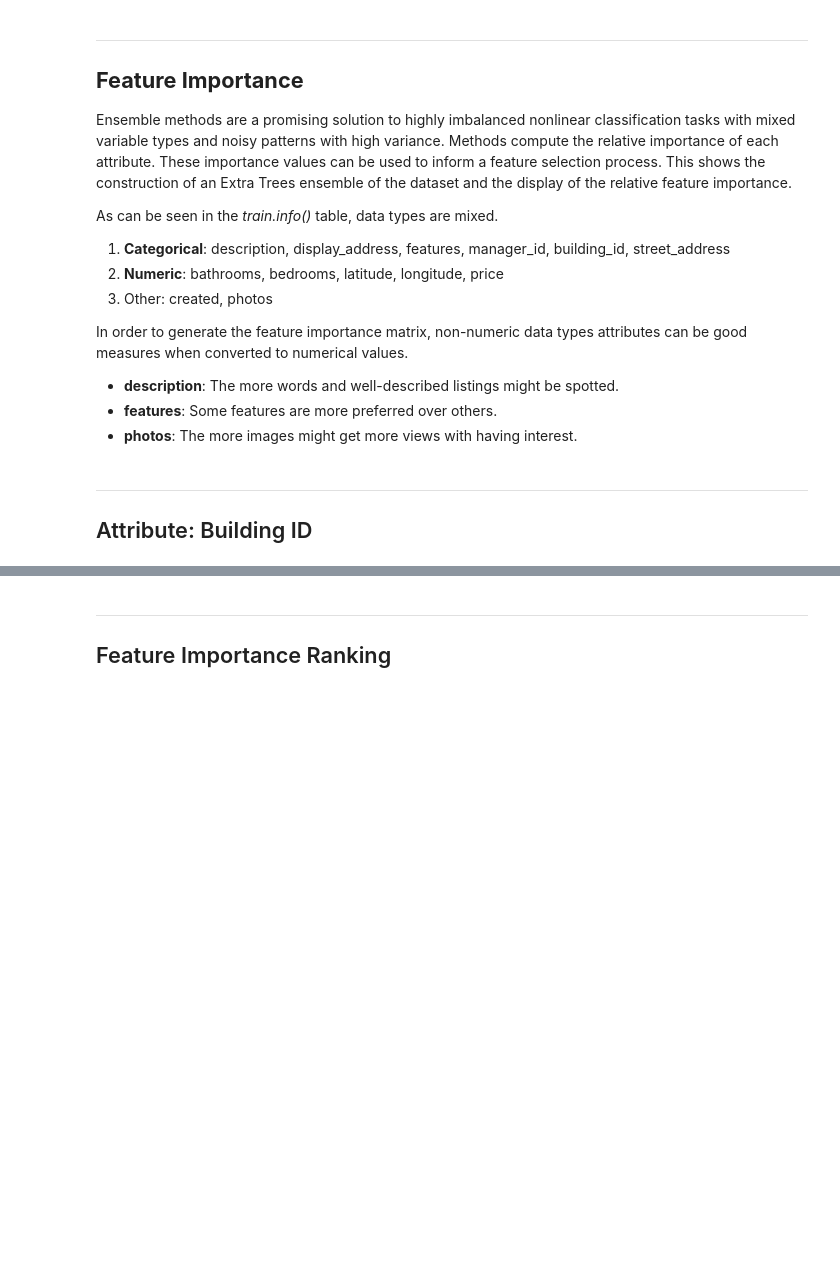
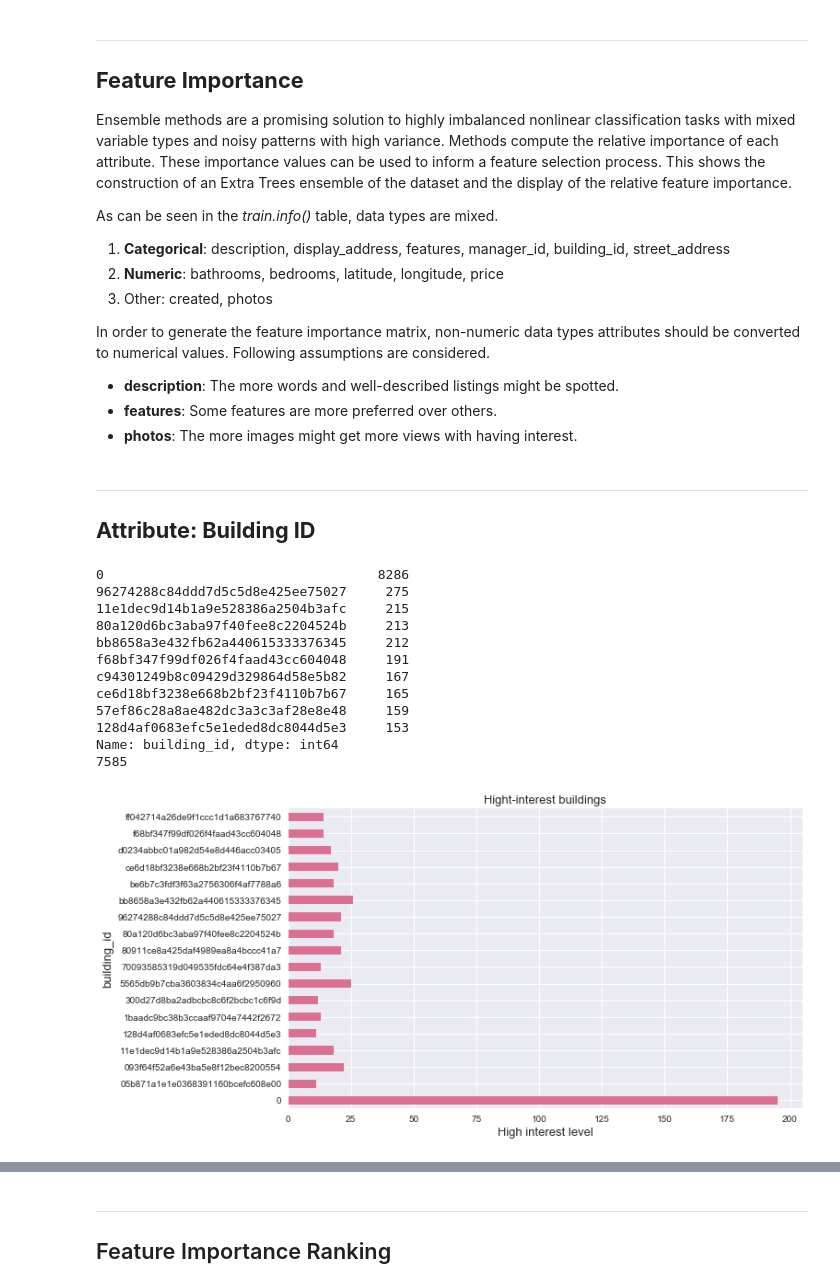
Before and after one commit to elisoyoungkim/rent-interest-classifier, a Jupyter notebook: two_sigma.ipynb, the cells around one changed output, grey strips where cells are left out. Cells and saved outputs as stored; diff of their text form; code cells hidden in the pictures; blank space fills up the shorter version.

```diff
--- a/two_sigma.ipynb
+++ b/two_sigma.ipynb
@@ -35,7 +35,7 @@ import pandas as pd # data processing, CSV file I/O (e.g. pd.read_csv)
 # For example, running this (by clicking run or pressing Shift+Enter) will list the files in the input directory
 
 from subprocess import check_output
-print(check_output(["ls", "../input"]).decode("utf8"))
+print(check_output(["ls", "/Users/soyoungkim/Desktop/python_codes/two-sigma"]).decode("utf8"))
 
 # Any results you write to the current directory are saved as output.
 
@@ -52,5 +52,5 @@ from plotly import tools
 from plotly.offline import download_plotlyjs, init_notebook_mode, iplot
 init_notebook_mode(connected=True)
 
-train = pd.read_json("../input/train.json")
-test = pd.read_json("../input/test.json")
+train = pd.read_json("/Users/soyoungkim/Desktop/python_codes/two-sigma/data/train.json")
+test = pd.read_json("/Users/soyoungkim/Desktop/python_codes/two-sigma/data/test.json")
@@ -57,5 +64,3 @@ test = pd.read_json("../input/test.json")
 # %%
 print ('There are {0} rows and {1} attributes.'.format(train.shape[0], train.shape[1]))
-print (len(train['listing_id'].unique()))
-train = train.set_index('listing_id')
 train.head()
@@ -98,8 +151,7 @@ plt.show()
 ----------
 **Feature Importance**
 ----------
-Ensemble methods are a promising solution to highly imbalanced nonlinear classification tasks with mixed variable types and noisy patterns with high variance. Methods compute the relative importance of each attribute.
-These importance values can be used to inform a feature selection process. This shows the construction of an Extra Trees ensemble of the dataset and the display of the relative feature importance.
+Ensemble methods are a promising solution to highly imbalanced nonlinear classification tasks with mixed variable types and noisy patterns with high variance. Methods compute the relative importance of each attribute. These importance values can be used to inform a feature selection process. This shows the construction of an Extra Trees ensemble of the dataset and the display of the relative feature importance.
 
 As can be seen in the *train.info()* table, data types are mixed.
 
@@ -107,7 +159,7 @@ As can be seen in the *train.info()* table, data types are mixed.
  2. **Numeric**: bathrooms, bedrooms, latitude, longitude, price
  3. Other: created, photos
 
-In order to generate the feature importance matrix, non-numeric data types attributes can be good measures when converted to numerical values.
+In order to generate the feature importance matrix, non-numeric data types attributes should be converted to numerical values. Following assumptions are considered.
 
  - **description**: The more words and well-described listings might be spotted.
  - **features**: Some features are more preferred over others.
@@ -134,34 +185,47 @@ train['price_room'] = train.apply(lambda row: room_price(row['price'],
                                                          row['bedrooms']), axis=1)
 # %% [markdown]
 ----------
-Attribute: Building ID
----
+**Attribute:  Building ID**
+----------
 # %%
 # Number of listings based on building ID
 top_buildings = train['building_id'].value_counts().nlargest(10)
 print (top_buildings)
 print (len(train['building_id'].unique()))
 
 grouped_building = train.groupby(
-                           ['building_id', 'interest_level']
-                          )['building_id'].count().unstack('interest_level').fillna(0)
+    ['building_id', 'interest_level'])['building_id'].count().unstack('interest_level').fillna(0)
 
 grouped_building['sum'] = grouped_building.sum(axis=1)
 x = grouped_building[(grouped_building['sum'] > 50) & (grouped_building['high'] > 10)]
 
 # x = x[x.index != '0'] # Ignore N/A value
 
 fig = plt.figure(figsize=(10, 6))
 
 plt.title('Hight-interest buildings', fontsize=13)
 plt.xlabel('High interest level', fontsize=13)
 plt.ylabel('Building ID', fontsize=13)
 x['high'].plot.barh(color="palevioletred");
 
 build_counts = pd.DataFrame(train.building_id.value_counts())
 build_counts['b_counts'] = build_counts['building_id']
 build_counts['building_id'] = build_counts.index
 build_counts['b_count_log'] = np.log2(build_counts['b_counts'])
 train = pd.merge(train, build_counts, on="building_id")
+# %% [output]
+0                                   8286
+96274288c84ddd7d5c5d8e425ee75027     275
+11e1dec9d14b1a9e528386a2504b3afc     215
+80a120d6bc3aba97f40fee8c2204524b     213
+bb8658a3e432fb62a440615333376345     212
+f68bf347f99df026f4faad43cc604048     191
+c94301249b8c09429d329864d58e5b82     167
+ce6d18bf3238e668b2bf23f4110b7b67     165
+57ef86c28a8ae482dc3a3c3af28e8e48     159
+128d4af0683efc5e1eded8dc8044d5e3     153
+Name: building_id, dtype: int64
+7585
+[figure, added]
 # %% [markdown]
 ----------
```
Also changed, not shown: parts of 25 cells of this notebook.
